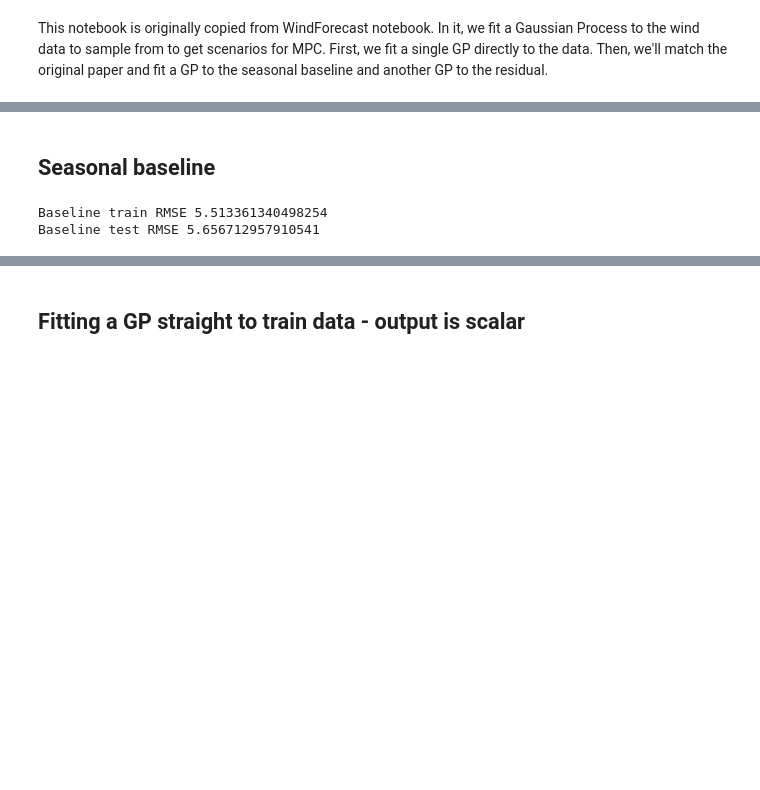
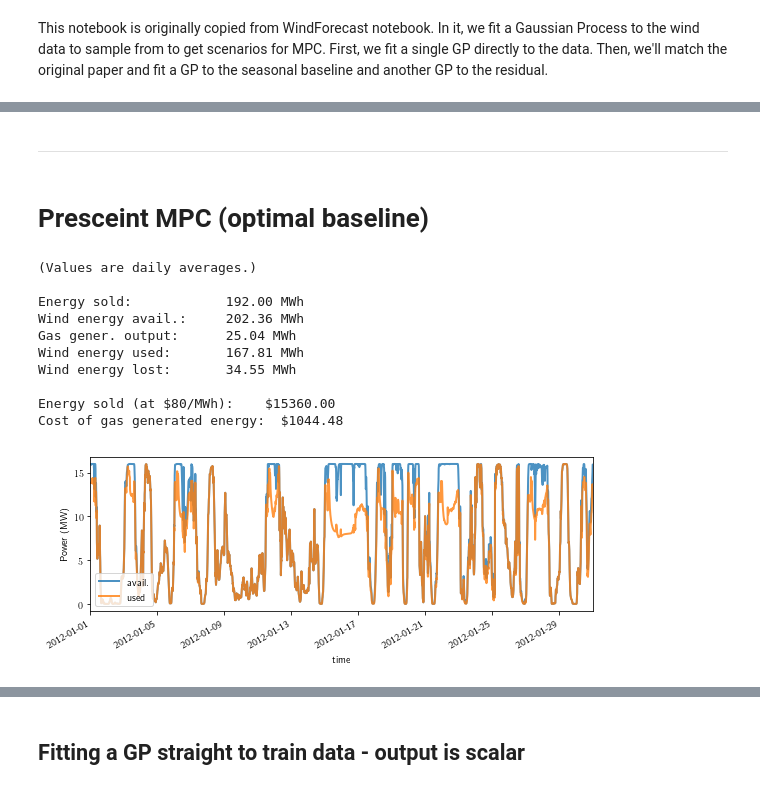
Before and after one commit to lsspear/mpc_project, a Jupyter notebook: Gaussian_Process.ipynb, the cells around one changed output, grey strips where cells are left out. Drawn from its saved outputs; the diff is of its cells as text; code cells hidden in the pictures; blank space fills up the shorter version.

```diff
--- a/Gaussian_Process.ipynb
+++ b/Gaussian_Process.ipynb
@@ -52,2 +31,2 @@ MAX = 16.
 # %% [markdown]
-## Seasonal baseline
+***
@@ -78,26 +32,0 @@ def predict_with_baseline(X, parameters):
-# %%
-Xtr, ytr = featurize_for_baseline(train, PERIODS)
-Xte, yte = featurize_for_baseline(test, PERIODS)
-
-baseline_params = fit_seasonal_baseline(Xtr, ytr)
-
-train_baseline = predict_with_baseline(Xtr, baseline_params)
-test_baseline = predict_with_baseline(Xte, baseline_params)
-
-
-# plt.plot(train_baseline)
-# plt.plot(test_baseline)
-
-# plt.figure()
-# plt.plot(test_baseline[:one_day*10], label="Baseline")
-# plt.plot(test.values[:one_day*10], label="Values")
-# plt.legend()
-
-def RMSE(array):
-    return np.sqrt(np.mean(array**2))
-
-print('Baseline train RMSE', RMSE(train.values - train_baseline))
-print('Baseline test RMSE', RMSE(test.values - test_baseline))
-# %% [output]
-Baseline train RMSE 5.513361340498254
-Baseline test RMSE 5.656712957910541
@@ -106,0 +33,47 @@ test_baseline_series = pd.Series(index=test.index, data=test_baseline)
+# %% [markdown]
+# Presceint MPC (optimal baseline)
+# %%
+T_MPC = intervals_per_day
+
+energy_stored = np.empty(T)
+
+target_output_MPC, wind_power_available_MPC, \
+initial_storage_MPC, final_storage_MPC, \
+final_energy_price, MPC_network = \
+    make_network(T_MPC, 1)
+
+initial_storage_MPC.value = np.matrix(initial_storage)
+final_storage_MPC.value = np.matrix(initial_storage)
+final_energy_price.value = np.matrix(MPC_final_energy_price)
+
+def make_forecasts(t):
+    target_output_MPC.value = np.matrix(target_output[t:t+T_MPC]).T
+    wind_power_available_MPC.value = np.matrix(p_wind[sim_start_time+t:sim_start_time+t+T_MPC]).T
+
+def implement(t):
+    energy_stored[t] = MPC_network.devices[2].energy.value[0]
+    initial_storage_MPC.value = np.matrix(energy_stored[t])
+    #final_storage_MPC.value = np.matrix(energy_stored[t]) # change this to change MPC behavior
+
+cost_prescient_MPC, prescient_MPC_results = \
+    run_mpc(MPC_network, T, make_forecasts, implement, verbose = False, solver='ECOS')
+
+wind_gen, gas_gen, storage = MPC_network.devices[0:3]
+
+print_and_plot_stats(wind_power_avail =  p_wind[sim_start_time:sim_end_time],
+                     wind_power_used = -prescient_MPC_results.power[(wind_gen, 0)].flatten(),
+                     gas_power = -prescient_MPC_results.power[(gas_gen,0)].flatten(),
+                     output =  target_output[:T],
+                     cost = cost_prescient_MPC)
+# %% [output]
+(Values are daily averages.)
+
+Energy sold:            192.00 MWh
+Wind energy avail.:     202.36 MWh
+Gas gener. output:      25.04 MWh
+Wind energy used:       167.81 MWh
+Wind energy lost:       34.55 MWh
+
+Energy sold (at $80/MWh):    $15360.00
+Cost of gas generated energy:  $1044.48
+[figure, added]
```
Also changed, not shown: parts of 24 cells of this notebook, 4 other files.
